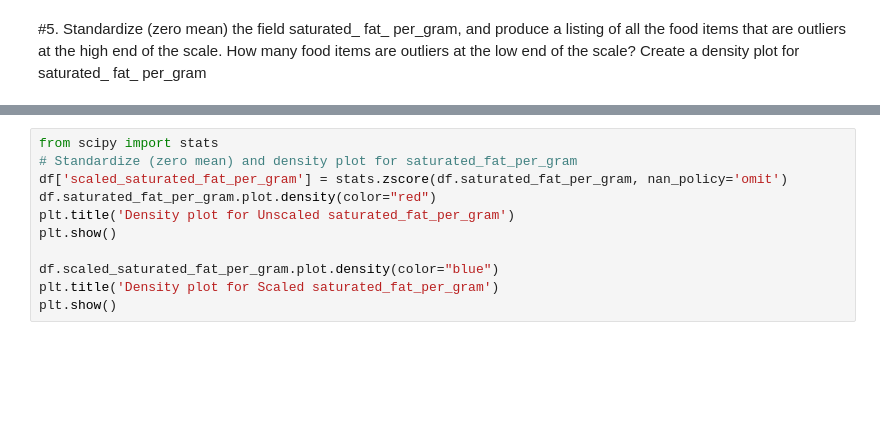
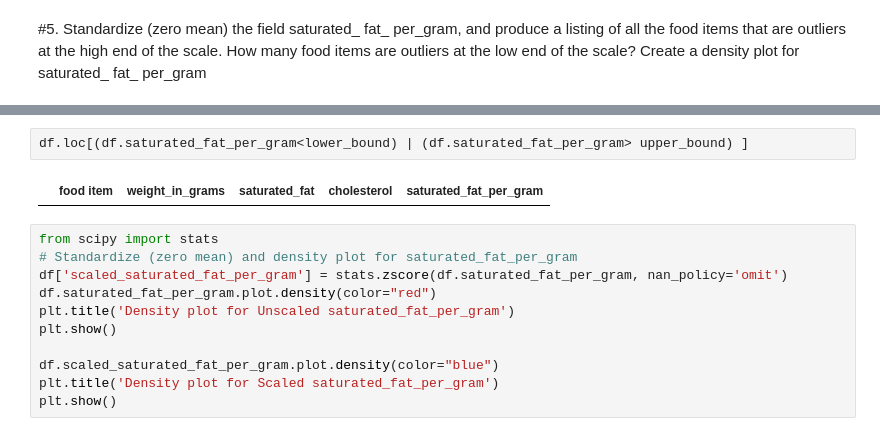
Before and after one commit to sg758253/IDS, a Jupyter notebook: HW4/problem2_python.ipynb, the cells around one changed output, grey strips where cells are left out. Drawn from its saved outputs; the diff is of its cells as text; blank space fills up the shorter version.

```diff
--- a/HW4/problem2_python.ipynb
+++ b/HW4/problem2_python.ipynb
@@ -104,3 +153,7 @@ df_fooditem5_2
+# %%
+df.loc[(df.saturated_fat_per_gram<lower_bound) | (df.saturated_fat_per_gram> upper_bound) ]
+# %% [output]
+|  | food item | weight_in_grams | saturated_fat | cholesterol | saturated_fat_per_gram |
 # %%
 from scipy import stats
 # Standardize (zero mean) and density plot for saturated_fat_per_gram
```
Also changed, not shown: parts of 6 cells of this notebook.
